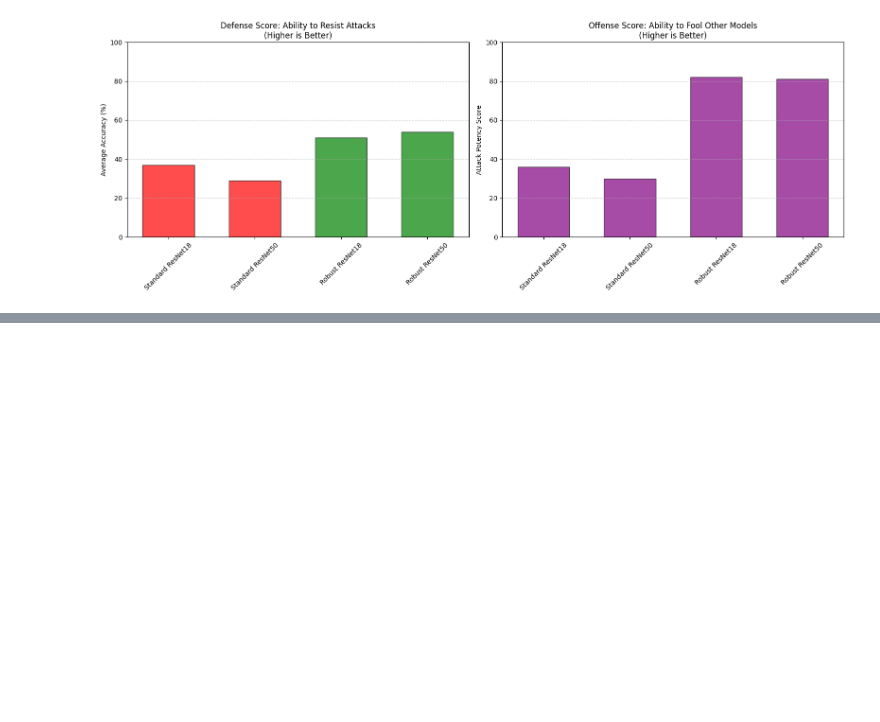
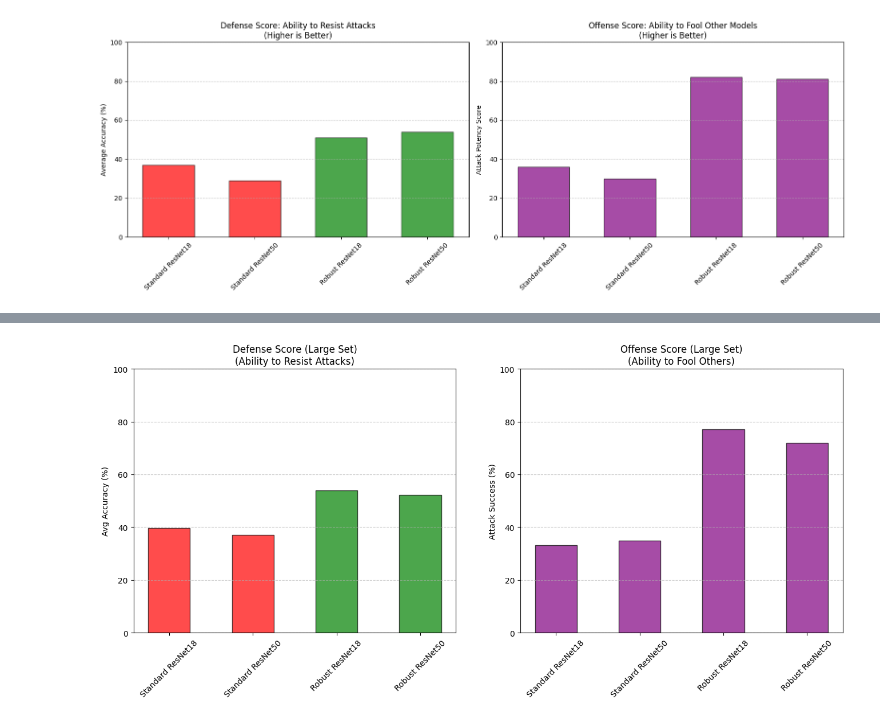
Before and after one commit to vm2781/adversarial_attacks, a Jupyter notebook: transferrability_of_all_models.ipynb, the cells around one changed output, grey strips where cells are left out. Cells and saved outputs as stored; diff of their text form; code cells hidden in the pictures; blank space fills up the shorter version.

```diff
--- a/transferrability_of_all_models.ipynb
+++ b/transferrability_of_all_models.ipynb
@@ -260,21 +288,27 @@ print("Large Set Analysis Complete.")
 # %%
-num_models = len(models_list)
-large_accuracy_matrix = np.zeros((num_models, num_models))
+avg_robustness_large = np.mean(large_accuracy_matrix, axis=0)
+avg_attack_strength_large = 100 - np.mean(large_accuracy_matrix, axis=1)
 
-print("Running Transfer Analysis on Large Sets...")
+x = np.arange(len(large_model_display_names))
+width = 0.5
+colors_def = ['red' if 'Standard' in name else 'green' for name in large_model_display_names]
 
-for i in range(num_models):
-    if i < len(large_attacks):
-        source_imgs = large_attacks[i].to(device)
-        source_lbls = large_labels[i].to(device)
+fig, ax = plt.subplots(1, 2, figsize=(16, 6))
 
-        for j, target_model in enumerate(models_list):
-            target_model.eval()
-            with torch.no_grad():
-                outputs = target_model(source_imgs)
-                _, preds = torch.max(outputs, 1)
-                correct = (preds == source_lbls).sum().item()
-                acc = (correct / len(source_lbls)) * 100
-                large_accuracy_matrix[i, j] = acc
+ax[0].bar(x, avg_robustness_large, width, color=colors_def, alpha=0.7, edgecolor='black')
+ax[0].set_ylabel('Avg Accuracy (%)')
+ax[0].set_title('Defense Score (Large Set)\n(Ability to Resist Attacks)')
+ax[0].set_xticks(x)
+ax[0].set_xticklabels(large_model_display_names, rotation=45)
+ax[0].set_ylim(0, 100)
+ax[0].grid(axis='y', linestyle='--', alpha=0.7)
 
-print("Large Set Analysis Complete.")
+ax[1].bar(x, avg_attack_strength_large, width, color='purple', alpha=0.7, edgecolor='black')
+ax[1].set_ylabel('Attack Success (%)')
+ax[1].set_title('Offense Score (Large Set)\n(Ability to Fool Others)')
+ax[1].set_xticks(x)
+ax[1].set_xticklabels(large_model_display_names, rotation=45)
+ax[1].set_ylim(0, 100)
+ax[1].grid(axis='y', linestyle='--', alpha=0.7)
+# %% [output]
+[figure, added]
```
Also changed, not shown: parts of 6 cells of this notebook.
